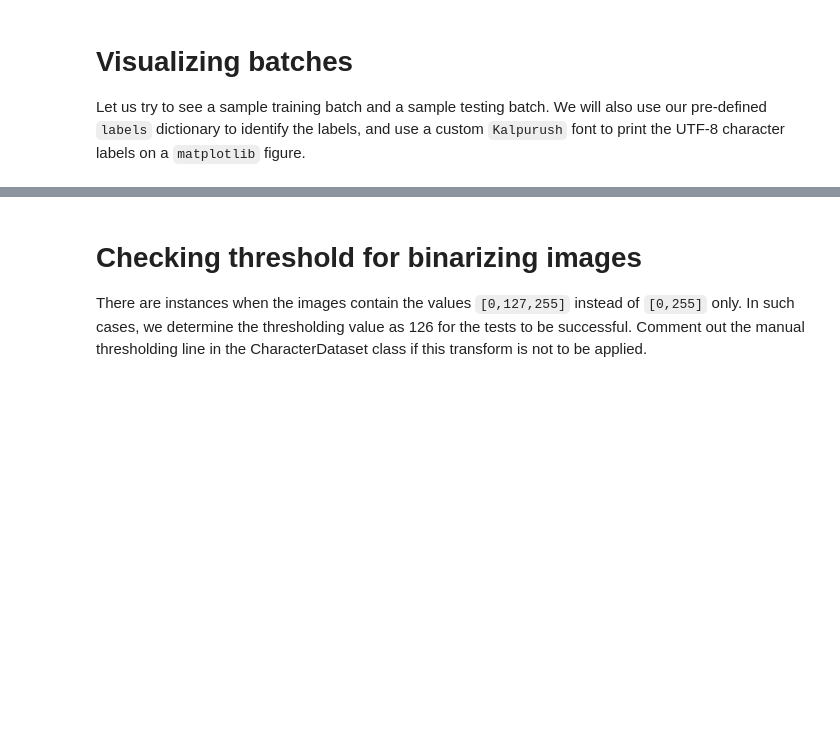
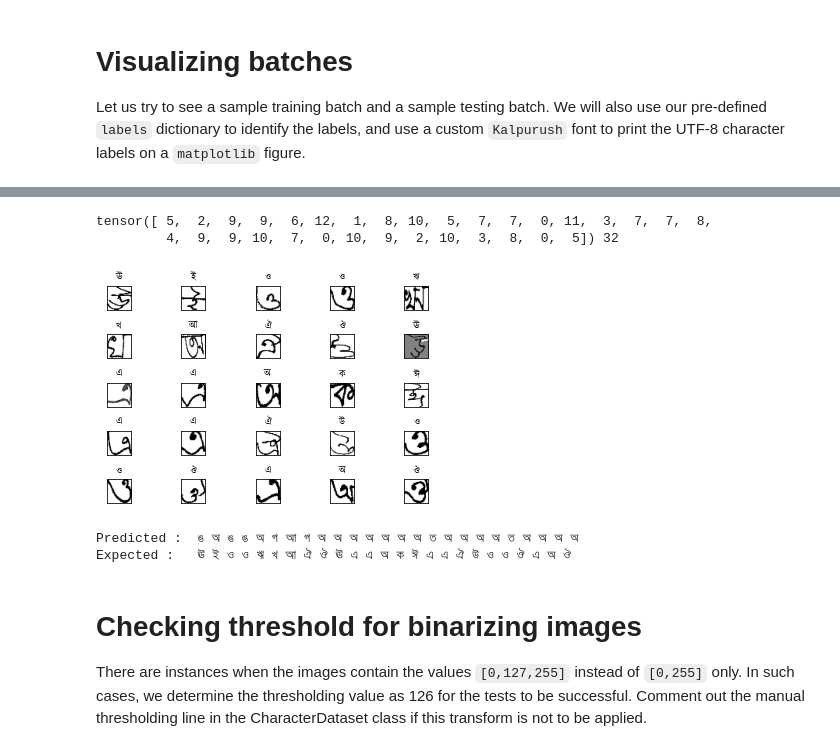
Before and after one commit to srdg/bangla-dl, a Jupyter notebook: PyTorch_Model.ipynb, the cells around one changed output, grey strips where cells are left out. Drawn from its saved outputs; the diff is of its cells as text; code cells hidden in the pictures; blank space fills up the shorter version.

```diff
--- a/PyTorch_Model.ipynb
+++ b/PyTorch_Model.ipynb
@@ -263,12 +267,13 @@ class Network(nn.Module):
   def __init__(self):
     super().__init__()
     self.batch_size = batch_size
-    self.conv1 = nn.Conv2d(in_channels=1, out_channels=12, kernel_size=3,padding=0)
+    self.conv1 = nn.Conv2d(in_channels=1, out_channels=32, kernel_size=3,padding=0)
     self.pool1 = nn.MaxPool2d(kernel_size=2)
-    self.conv2 = nn.Conv2d(in_channels=12, out_channels=36, kernel_size=2)
+    self.conv2 = nn.Conv2d(in_channels=32, out_channels=64, kernel_size=3)
     self.pool2 = nn.MaxPool2d(kernel_size=2)
-    self.fc1 = nn.Linear(in_features=1764, out_features=1200)
-    self.fc2 = nn.Linear(in_features=1200,out_features=50)
+    self.drop1 = nn.Dropout(p=0.2)
+    self.fc1 = nn.Linear(in_features=2304, out_features=128)
+    self.fc2 = nn.Linear(in_features=128,out_features=50)
 
   def forward(self, x):
     x = self.conv1(x.float())
@@ -277,6 +282,7 @@ class Network(nn.Module):
     x = self.conv2(x)
     x = F.relu(x)
     x = self.pool2(x)
+    x = self.drop1(x)
     x = x.view(x.size(0),-1)
     x = self.fc1(x)
     x = F.relu(x)
@@ -332,3 +338,30 @@ loss: 3.912024 [ 9600/  375]
+# %%
+dataiter = iter(test_dataloader)
+images, gt = dataiter.next()
+print(gt,len(gt))
+for i in range(25):
+  plt.subplot(5,5,i+1)
+  plt.xticks([])
+  plt.yticks([])
+  plt.subplots_adjust(hspace=1, wspace=1)
+  # print(labels[y[i].numpy().tolist()], end=" ")
+  plt.title(labels[gt[i].numpy().tolist()+172], fontproperties=prop)
+  plt.imshow(images[i].squeeze(), cmap='gray')
+plt.show()
+# %% [output]
+tensor([ 5,  2,  9,  9,  6, 12,  1,  8, 10,  5,  7,  7,  0, 11,  3,  7,  7,  8,
+         4,  9,  9, 10,  7,  0, 10,  9,  2, 10,  3,  8,  0,  5]) 32
+[figure, added]
+# %%
+outputs = net(np.transpose(images, (0,3,1,2)))
+_, predicted = torch.max(outputs, 1)
+predicted = predicted[:25]
+# print([labels[i.numpy().tolist()+172] for i in predicted])
+print("Predicted : ",' '.join([labels[i.numpy().tolist()+172] for i in predicted]))
+print("Expected :  ", ' '.join([labels[i.numpy().tolist()+172] for i in gt[:25]]))
+# %% [output]
+Predicted :  ঙ অ ঙ ঙ অ গ আ গ অ অ অ অ অ অ অ ত অ অ অ অ ত অ অ অ অ
+Expected :   ঊ ই ও ও ঋ খ আ ঐ ঔ ঊ এ এ অ ক ঈ এ এ ঐ উ ও ও ঔ এ অ ঔ
 # %% [markdown]
 # Checking threshold for binarizing images
 There are instances when the images contain the values `[0,127,255]` instead of `[0,255]` only. In such cases, we determine the thresholding value as 126 for the tests to be successful. Comment out the manual thresholding line in the CharacterDataset class if this transform is not to be applied.
```
Also changed, not shown: parts of 4 cells of this notebook.
